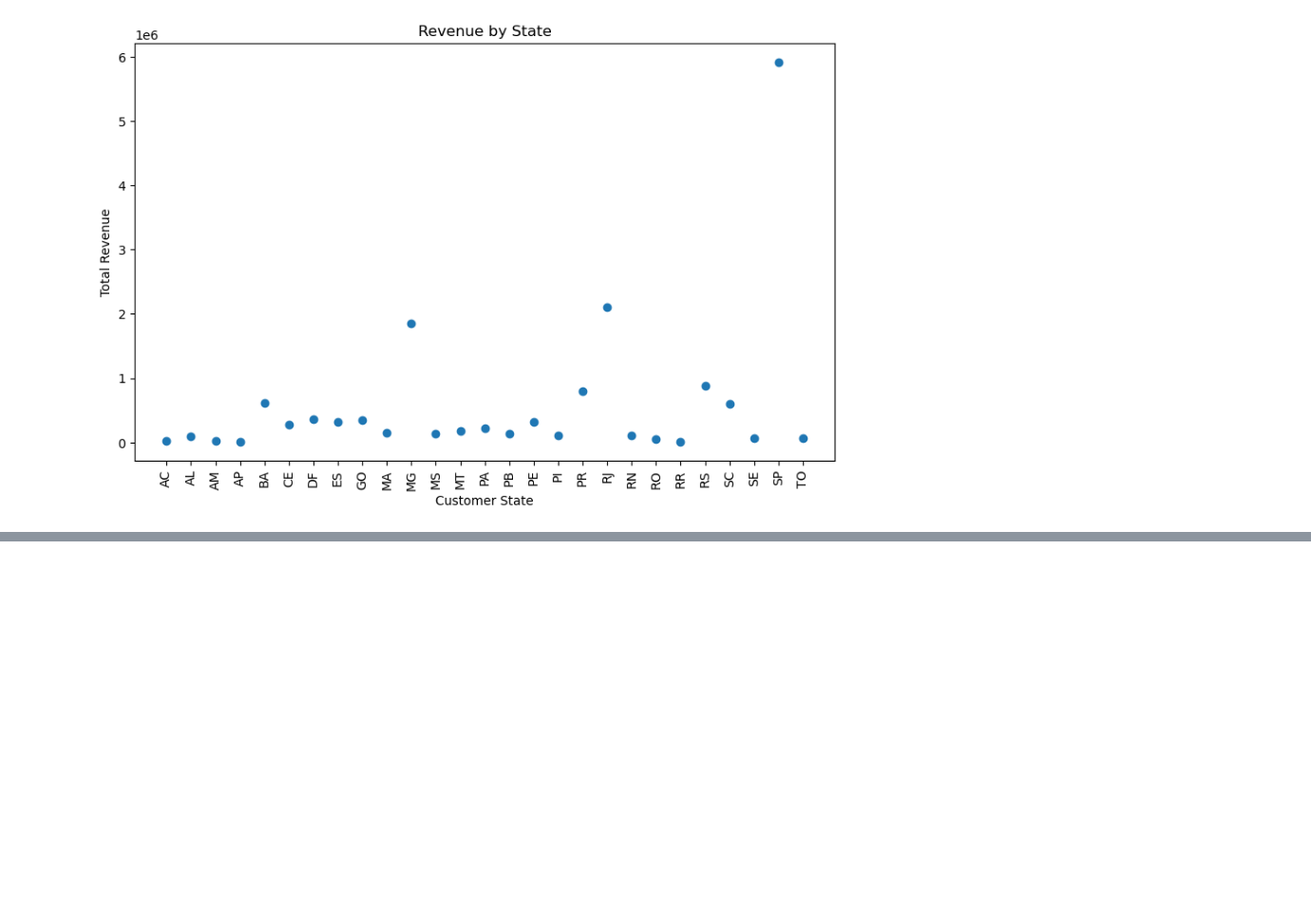
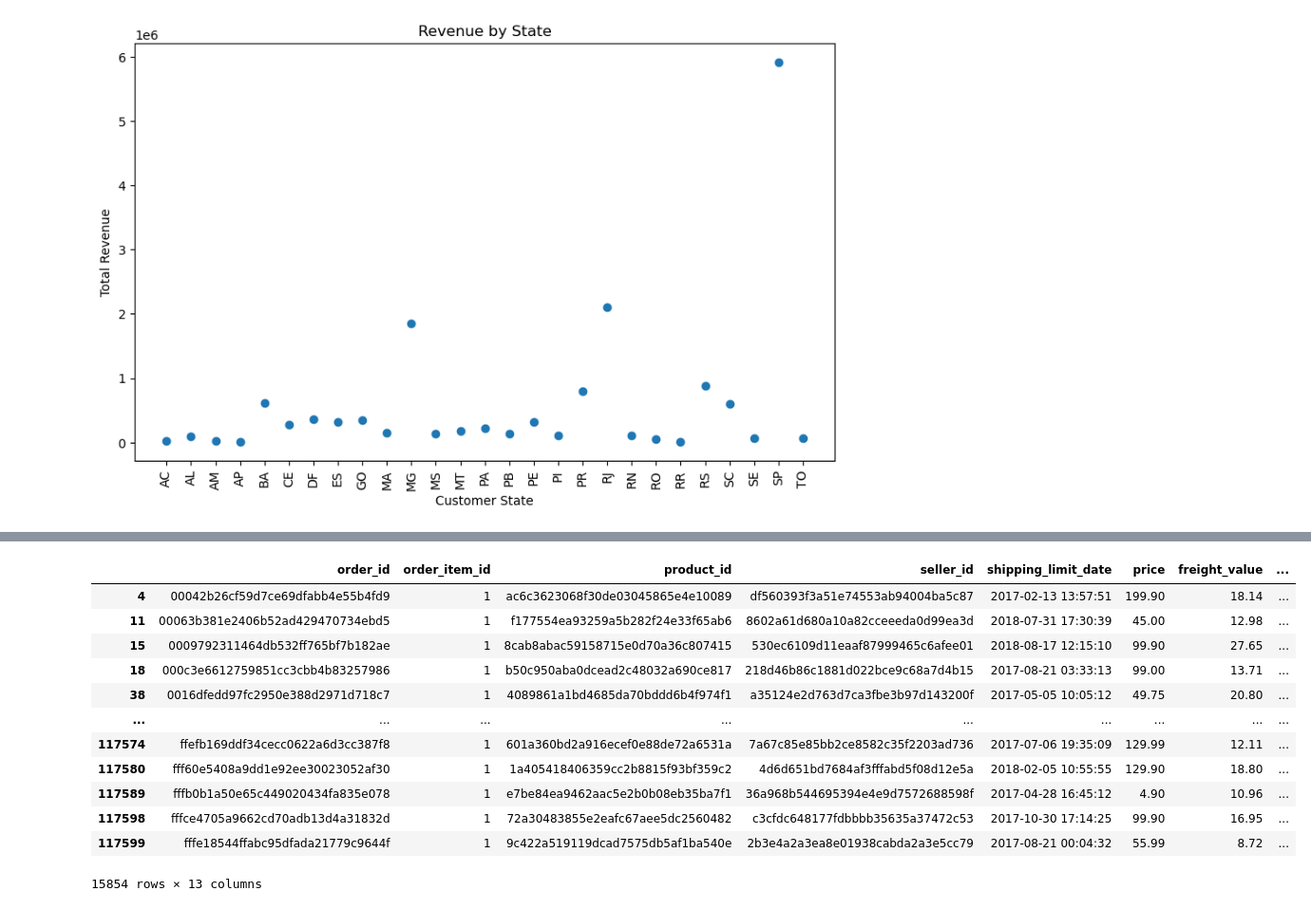
Before and after one commit to abhishekyadav-codes/PROJECT-olist-ecommerce-data-analysis, a Jupyter notebook: PROJECT-2.ipynb, the cells around one changed output, grey strips where cells are left out. Shown at 95% size. Drawn from its saved outputs; the diff is of its cells as text; code cells hidden in the pictures; blank space fills up the shorter version.

```diff
--- a/PROJECT-2.ipynb
+++ b/PROJECT-2.ipynb
@@ -687,0 +710,16 @@ plt.show()
+# %%
+df4[df4['discount']>0]
+# %% [output]
+|  | order_id | order_item_id | product_id | seller_id | shipping_limit_date | price | freight_value | ... |
+| 4 | 00042b26cf59d7ce69dfabb4e55b4fd9 | 1 | ac6c3623068f30de03045865e4e10089 | df560393f3a51e74553ab94004ba5c87 | 2017-02-13 13:57:51 | 199.90 | 18.14 | ... |
+| 11 | 00063b381e2406b52ad429470734ebd5 | 1 | f177554ea93259a5b282f24e33f65ab6 | 8602a61d680a10a82cceeeda0d99ea3d | 2018-07-31 17:30:39 | 45.00 | 12.98 | ... |
+| 15 | 0009792311464db532ff765bf7b182ae | 1 | 8cab8abac59158715e0d70a36c807415 | 530ec6109d11eaaf87999465c6afee01 | 2018-08-17 12:15:10 | 99.90 | 27.65 | ... |
+| 18 | 000c3e6612759851cc3cbb4b83257986 | 1 | b50c950aba0dcead2c48032a690ce817 | 218d46b86c1881d022bce9c68a7d4b15 | 2017-08-21 03:33:13 | 99.00 | 13.71 | ... |
+| 38 | 0016dfedd97fc2950e388d2971d718c7 | 1 | 4089861a1bd4685da70bddd6b4f974f1 | a35124e2d763d7ca3fbe3b97d143200f | 2017-05-05 10:05:12 | 49.75 | 20.80 | ... |
+| ... | ... | ... | ... | ... | ... | ... | ... | ... |
+| 117574 | ffefb169ddf34cecc0622a6d3cc387f8 | 1 | 601a360bd2a916ecef0e88de72a6531a | 7a67c85e85bb2ce8582c35f2203ad736 | 2017-07-06 19:35:09 | 129.99 | 12.11 | ... |
+| 117580 | fff60e5408a9dd1e92ee30023052af30 | 1 | 1a405418406359cc2b8815f93bf359c2 | 4d6d651bd7684af3fffabd5f08d12e5a | 2018-02-05 10:55:55 | 129.90 | 18.80 | ... |
+| 117589 | fffb0b1a50e65c449020434fa835e078 | 1 | e7be84ea9462aac5e2b0b08eb35ba7f1 | 36a968b544695394e4e9d7572688598f | 2017-04-28 16:45:12 | 4.90 | 10.96 | ... |
+| 117598 | fffce4705a9662cd70adb13d4a31832d | 1 | 72a30483855e2eafc67aee5dc2560482 | c3cfdc648177fdbbbb35635a37472c53 | 2017-10-30 17:14:25 | 99.90 | 16.95 | ... |
+| 117599 | fffe18544ffabc95dfada21779c9644f | 1 | 9c422a519119dcad7575db5af1ba540e | 2b3e4a2a3ea8e01938cabda2a3e5cc79 | 2017-08-21 00:04:32 | 55.99 | 8.72 | ... |
+15854 rows × 13 columns
```
Also changed, not shown: parts of 3 cells of this notebook.
